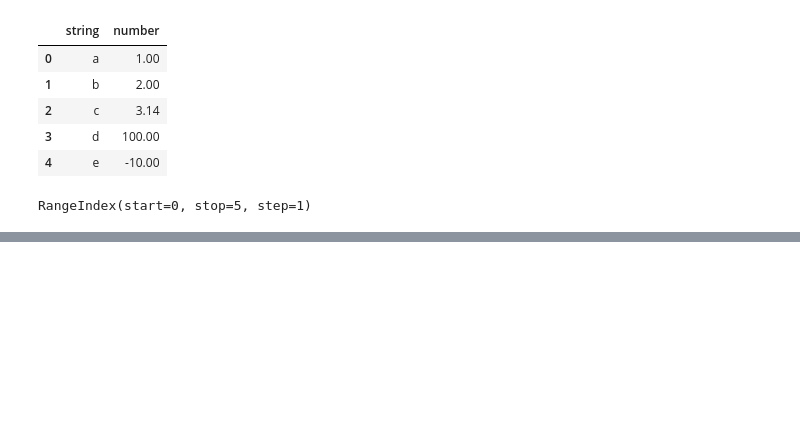
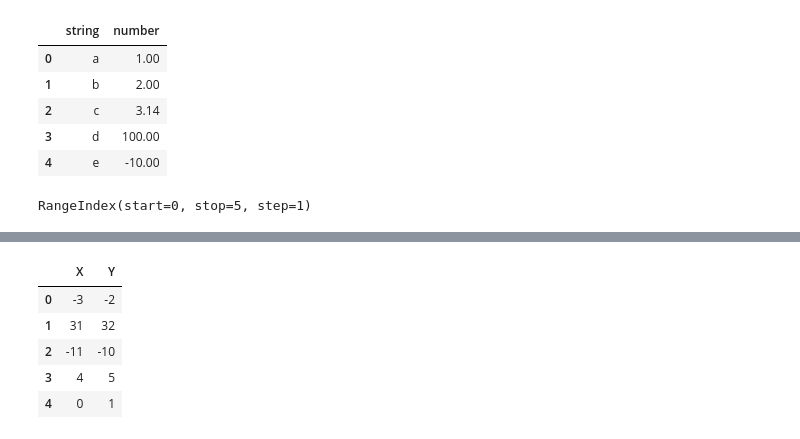
Before and after one commit to jihun5/it_jupyter, a Jupyter notebook: 지울용도.ipynb, the cells around one changed output, grey strips where cells are left out. Saved outputs shown, nothing was run; the diff lists cells and outputs as text; code cells hidden in the pictures; blank space fills up the shorter version.

```diff
--- a/지울용도.ipynb
+++ b/지울용도.ipynb
@@ -83,0 +114,9 @@ RangeIndex(start=0, stop=5, step=1)
+# %%
+df.head()
+# %% [output]
+|  | X | Y |
+| 0 | -3 | -2 |
+| 1 | 31 | 32 |
+| 2 | -11 | -10 |
+| 3 | 4 | 5 |
+| 4 | 0 | 1 |
```
Also changed, not shown: parts of 10 cells of this notebook, 3 other files.
